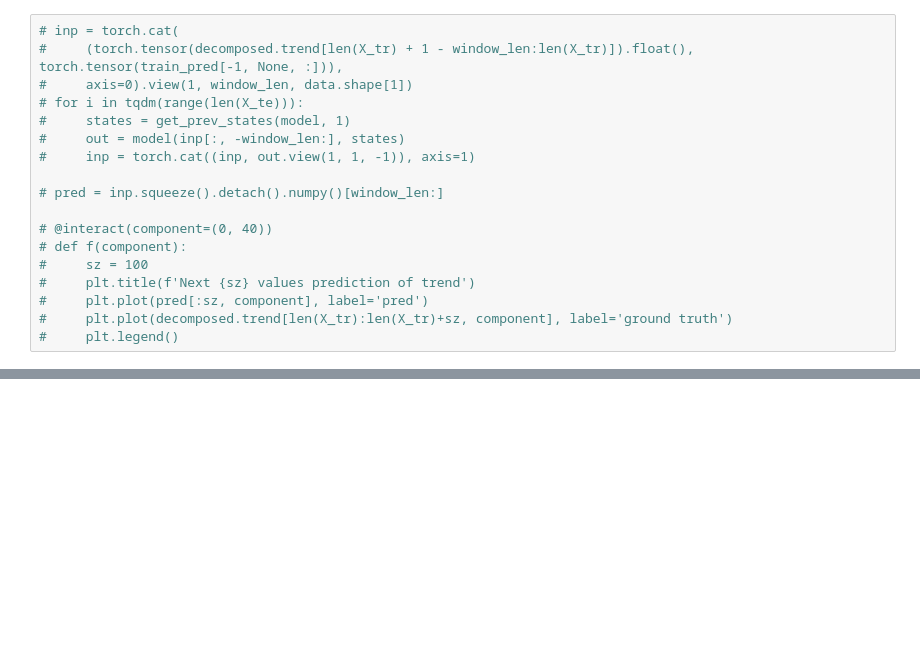
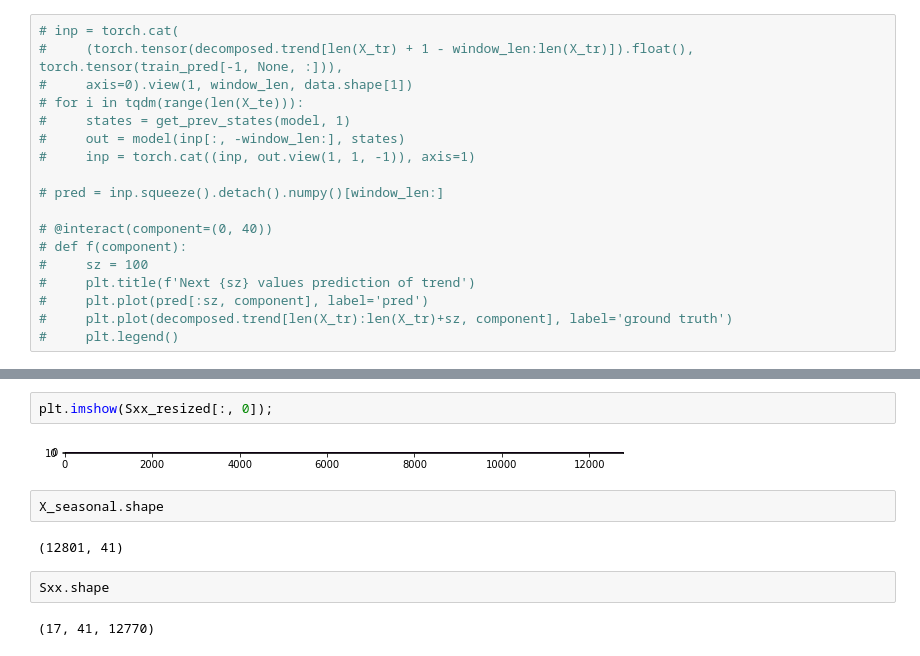
Before and after one commit to elch10/anomaly-detection, a Jupyter notebook: notebooks/TorchLSTM.ipynb, the cells around one changed output, grey strips where cells are left out. Drawn from its saved outputs; the diff is of its cells as text; blank space fills up the shorter version.

```diff
--- a/notebooks/TorchLSTM.ipynb
+++ b/notebooks/TorchLSTM.ipynb
@@ -271,0 +351,12 @@ interactive(children=(IntSlider(value=20, description='component', max=40), Outp
+# %%
+plt.imshow(Sxx_resized[:, 0]);
+# %% [output]
+[figure, added]
+# %%
+X_seasonal.shape
+# %% [output]
+(12801, 41)
+# %%
+Sxx.shape
+# %% [output]
+(17, 41, 12770)
```
Also changed, not shown: parts of 31 cells of this notebook, 4 other files.
